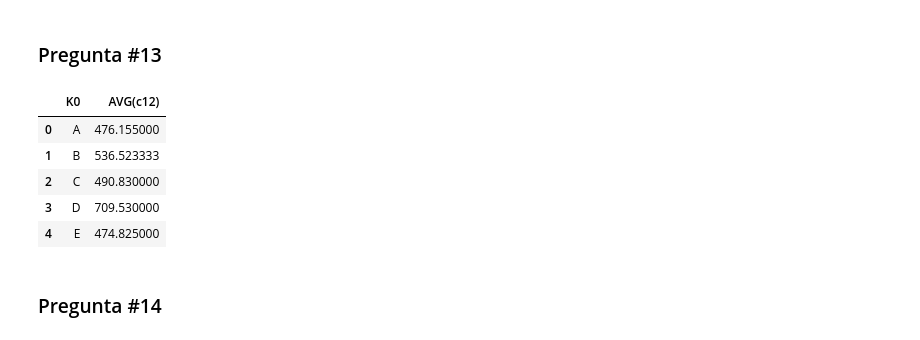
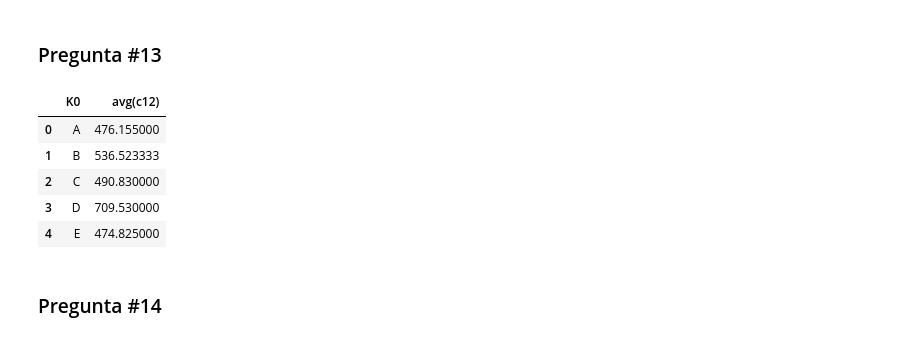
Before and after one commit to classroom-fundamentos-de-analitica/lab---sqlite3-fmerino21, a Jupyter notebook: B.ipynb, the cells around one changed output. Drawn from its saved outputs; the diff is of its cells as text; code cells hidden in the pictures.

```diff
--- a/B.ipynb
+++ b/B.ipynb
@@ -234,14 +234,14 @@ pd.read_sql_query(query, conn)
 # %%
 conn, _ = load_data()
 query = """
-SELECT k0, AVG(c12)
+SELECT k0, avg(c12)
 FROM tbl1
 WHERE c13 > 400
 GROUP BY k0
 """
 pd.read_sql_query(query, conn)
 # %% [output]
-|  | K0 | AVG(c12) |
+|  | K0 | avg(c12) |
 | 0 | A | 476.155000 |
 | 1 | B | 536.523333 |
 | 2 | C | 490.830000 |
```
Also changed, not shown: parts of 1 cell of this notebook, 2 other files.
